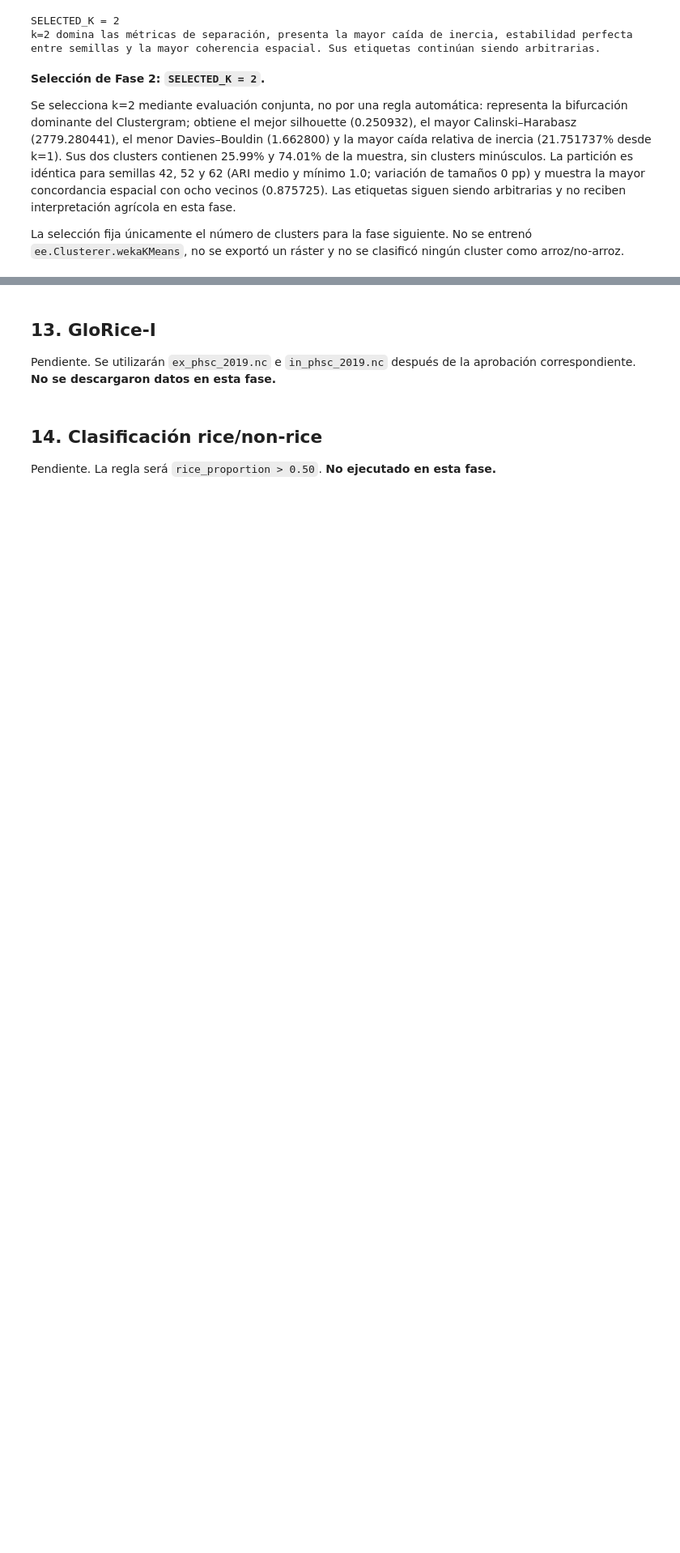
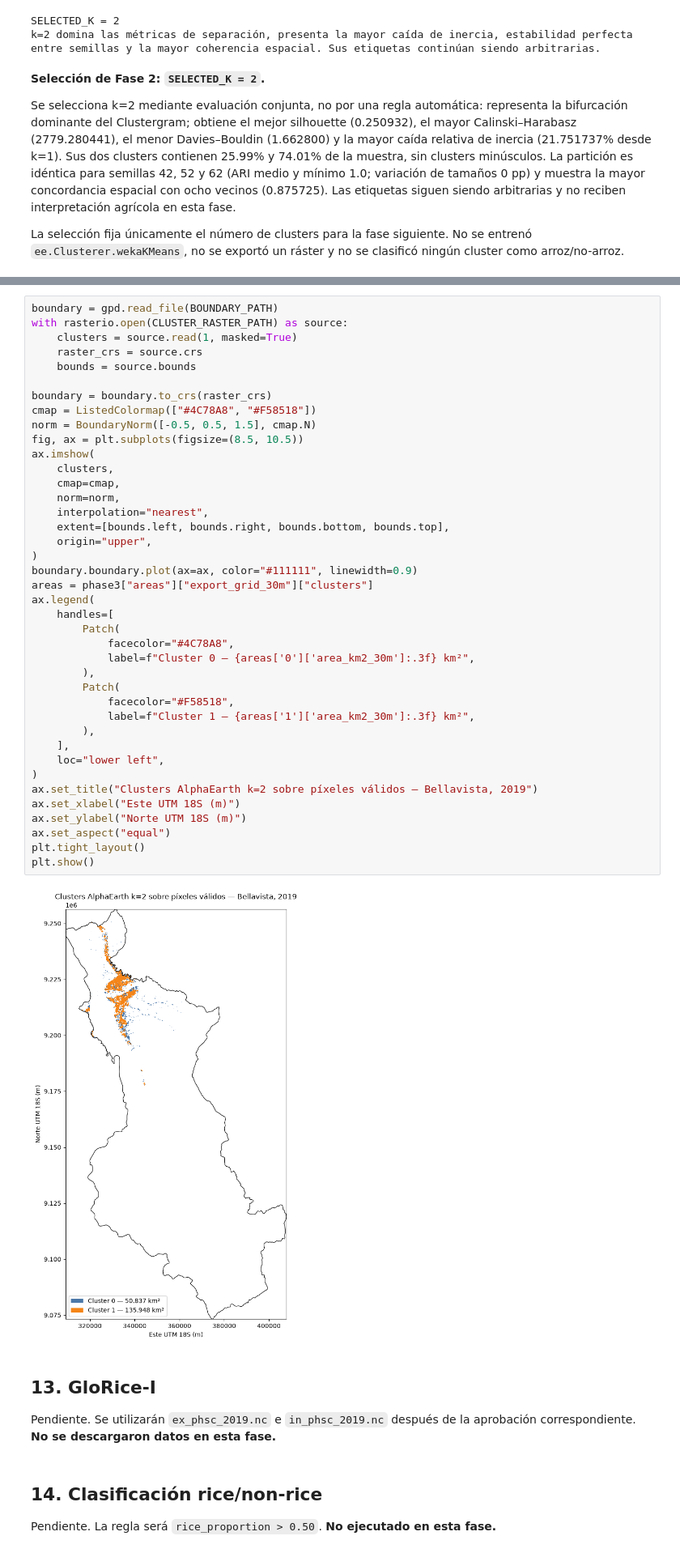
Before and after one commit to anzonyquispe/GeoAgent, a Jupyter notebook: Assignments/Assignment2/Assignment2_Identifying_Rice_Areas_grupo3.ipynb, the cells around one changed output, grey strips where cells are left out. Shown at 81% size. Drawn from its saved outputs; the diff is of its cells as text; blank space fills up the shorter version.

Commit message:
Complete final clustering for Assignment 2

```diff
--- a/Assignments/Assignment2/Assignment2_Identifying_Rice_Areas_grupo3.ipynb
+++ b/Assignments/Assignment2/Assignment2_Identifying_Rice_Areas_grupo3.ipynb
@@ -1123,3 +1289,45 @@ fase.**
+# %%
+boundary = gpd.read_file(BOUNDARY_PATH)
+with rasterio.open(CLUSTER_RASTER_PATH) as source:
+    clusters = source.read(1, masked=True)
+    raster_crs = source.crs
+    bounds = source.bounds
+
+boundary = boundary.to_crs(raster_crs)
+cmap = ListedColormap(["#4C78A8", "#F58518"])
+norm = BoundaryNorm([-0.5, 0.5, 1.5], cmap.N)
+fig, ax = plt.subplots(figsize=(8.5, 10.5))
+ax.imshow(
+    clusters,
+    cmap=cmap,
+    norm=norm,
+    interpolation="nearest",
+    extent=[bounds.left, bounds.right, bounds.bottom, bounds.top],
+    origin="upper",
+)
+boundary.boundary.plot(ax=ax, color="#111111", linewidth=0.9)
+areas = phase3["areas"]["export_grid_30m"]["clusters"]
+ax.legend(
+    handles=[
+        Patch(
+            facecolor="#4C78A8",
+            label=f"Cluster 0 — {areas['0']['area_km2_30m']:.3f} km²",
+        ),
+        Patch(
+            facecolor="#F58518",
+            label=f"Cluster 1 — {areas['1']['area_km2_30m']:.3f} km²",
+        ),
+    ],
+    loc="lower left",
+)
+ax.set_title("Clusters AlphaEarth k=2 sobre píxeles válidos — Bellavista, 2019")
+ax.set_xlabel("Este UTM 18S (m)")
+ax.set_ylabel("Norte UTM 18S (m)")
+ax.set_aspect("equal")
+plt.tight_layout()
+plt.show()
+# %% [output]
+[figure, added]
 # %% [markdown]
 ## 13. GloRice-I
 
```
Also changed, not shown: parts of 14 cells of this notebook.
